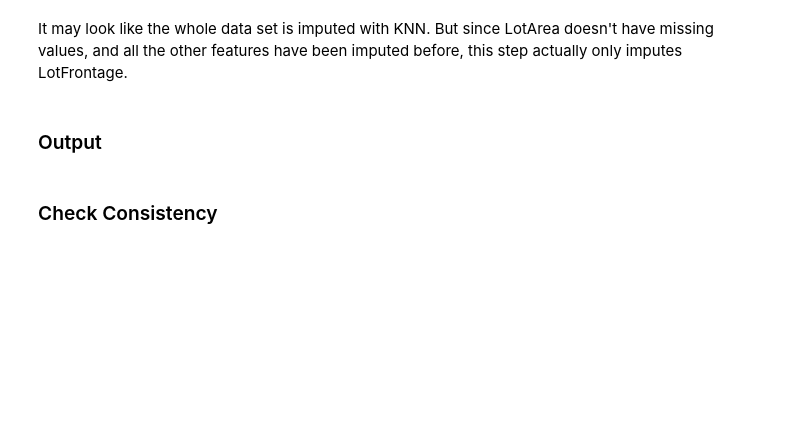
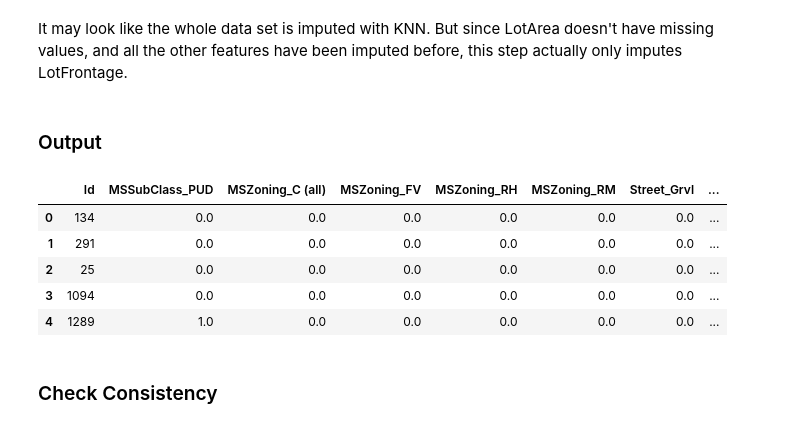
Before and after one commit to astrotyan/housing, a Jupyter notebook: code/preprocess.ipynb, the cells around one changed output. Cells and saved outputs as stored; diff of their text form; code cells hidden in the pictures; blank space fills up the shorter version.

```diff
--- a/code/preprocess.ipynb
+++ b/code/preprocess.ipynb
@@ -244,3 +226,12 @@ clean_Ktest.to_csv('../data/clean_Ktest_Ting')
+# %%
+clean_train.head()
+# %% [output]
+|  | Id | MSSubClass_PUD | MSZoning_C (all) | MSZoning_FV | MSZoning_RH | MSZoning_RM | Street_Grvl | ... |
+| 0 | 134 | 0.0 | 0.0 | 0.0 | 0.0 | 0.0 | 0.0 | ... |
+| 1 | 291 | 0.0 | 0.0 | 0.0 | 0.0 | 0.0 | 0.0 | ... |
+| 2 | 25 | 0.0 | 0.0 | 0.0 | 0.0 | 0.0 | 0.0 | ... |
+| 3 | 1094 | 0.0 | 0.0 | 0.0 | 0.0 | 0.0 | 0.0 | ... |
+| 4 | 1289 | 1.0 | 0.0 | 0.0 | 0.0 | 0.0 | 0.0 | ... |
 # %% [markdown]
 ### Check Consistency
 # %%
```
Also changed, not shown: parts of 11 cells of this notebook, 1 other file.
